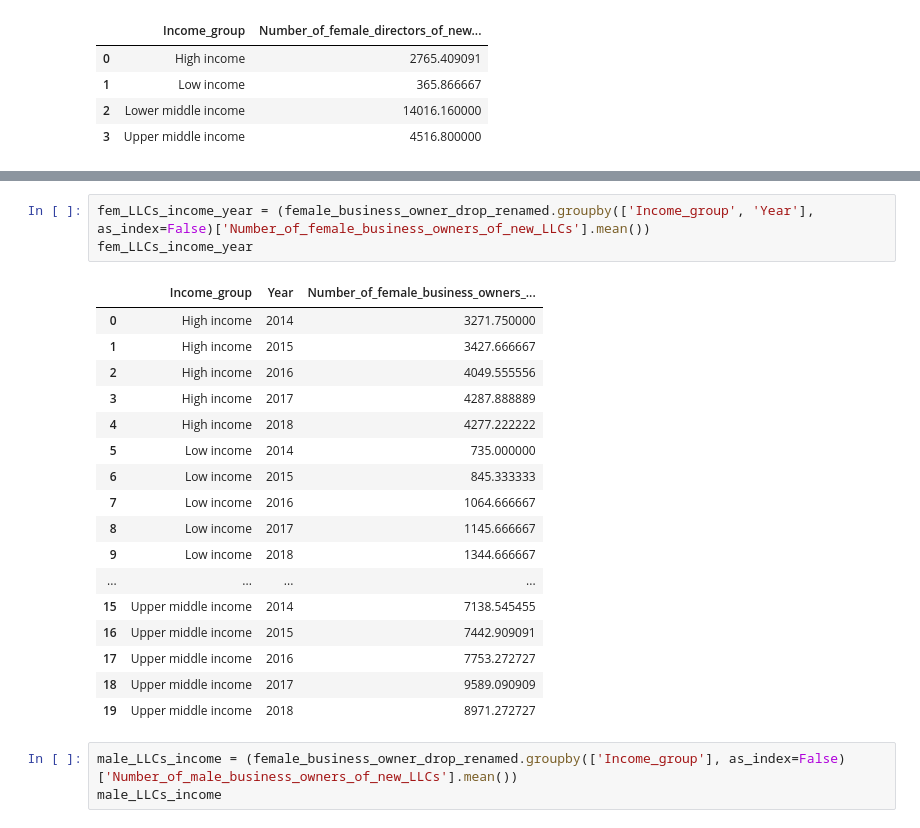
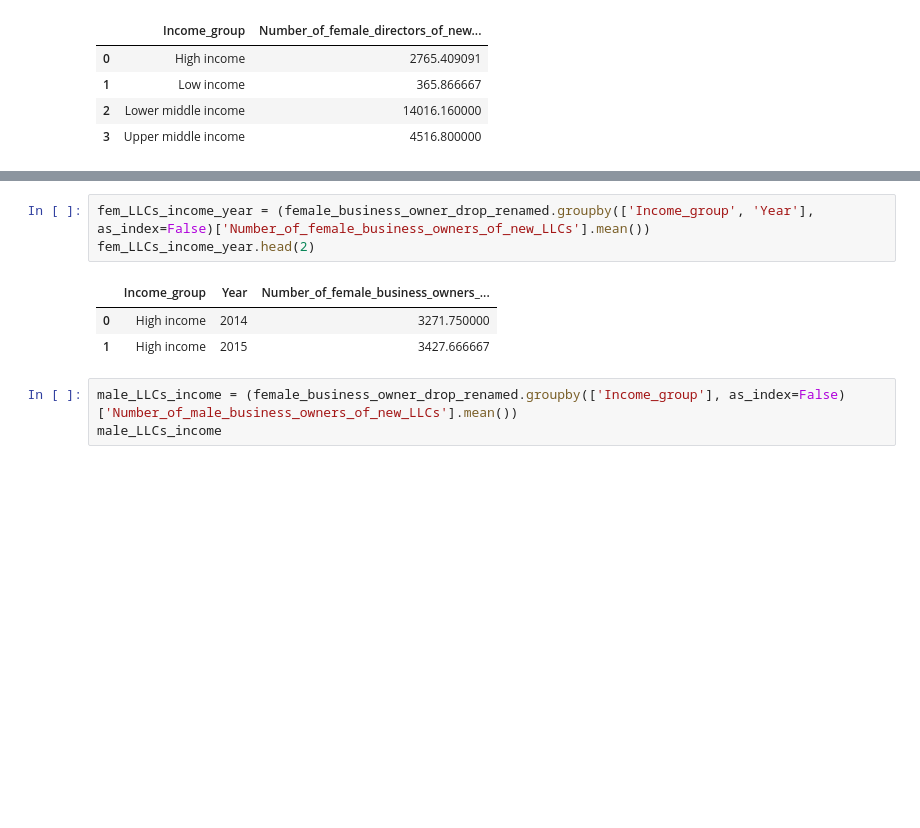
Before and after one commit to AnnikaBock65/Female_Entrepreneurship, a Jupyter notebook: notebooks/Final_Female_Business_Owner.ipynb, the cells around one changed output, grey strips where cells are left out. Saved outputs shown, nothing was run; the diff lists cells and outputs as text; blank space fills up the shorter version.

```diff
--- a/notebooks/Final_Female_Business_Owner.ipynb
+++ b/notebooks/Final_Female_Business_Owner.ipynb
@@ -617,24 +741,10 @@ Upper_middle_income_sub = female_business_owner_drop_renamed.query('Income_group
 # %%
 fem_LLCs_income_year = (female_business_owner_drop_renamed.groupby(['Income_group', 'Year'], as_index=False)['Number_of_female_business_owners_of_new_LLCs'].mean())
-fem_LLCs_income_year
+fem_LLCs_income_year.head(2)
 # %% [output]
 |  | Income_group | Year | Number_of_female_business_owners_... |
 | 0 | High income | 2014 | 3271.750000 |
 | 1 | High income | 2015 | 3427.666667 |
-| 2 | High income | 2016 | 4049.555556 |
-| 3 | High income | 2017 | 4287.888889 |
-| 4 | High income | 2018 | 4277.222222 |
-| 5 | Low income | 2014 | 735.000000 |
-| 6 | Low income | 2015 | 845.333333 |
-| 7 | Low income | 2016 | 1064.666667 |
-| 8 | Low income | 2017 | 1145.666667 |
-| 9 | Low income | 2018 | 1344.666667 |
-| ... | ... | ... | ... |
-| 15 | Upper middle income | 2014 | 7138.545455 |
-| 16 | Upper middle income | 2015 | 7442.909091 |
-| 17 | Upper middle income | 2016 | 7753.272727 |
-| 18 | Upper middle income | 2017 | 9589.090909 |
-| 19 | Upper middle income | 2018 | 8971.272727 |
 # %%
 male_LLCs_income = (female_business_owner_drop_renamed.groupby(['Income_group'], as_index=False)['Number_of_male_business_owners_of_new_LLCs'].mean())
 male_LLCs_income
```
Also changed, not shown: parts of 15 cells of this notebook, 2 other files.
